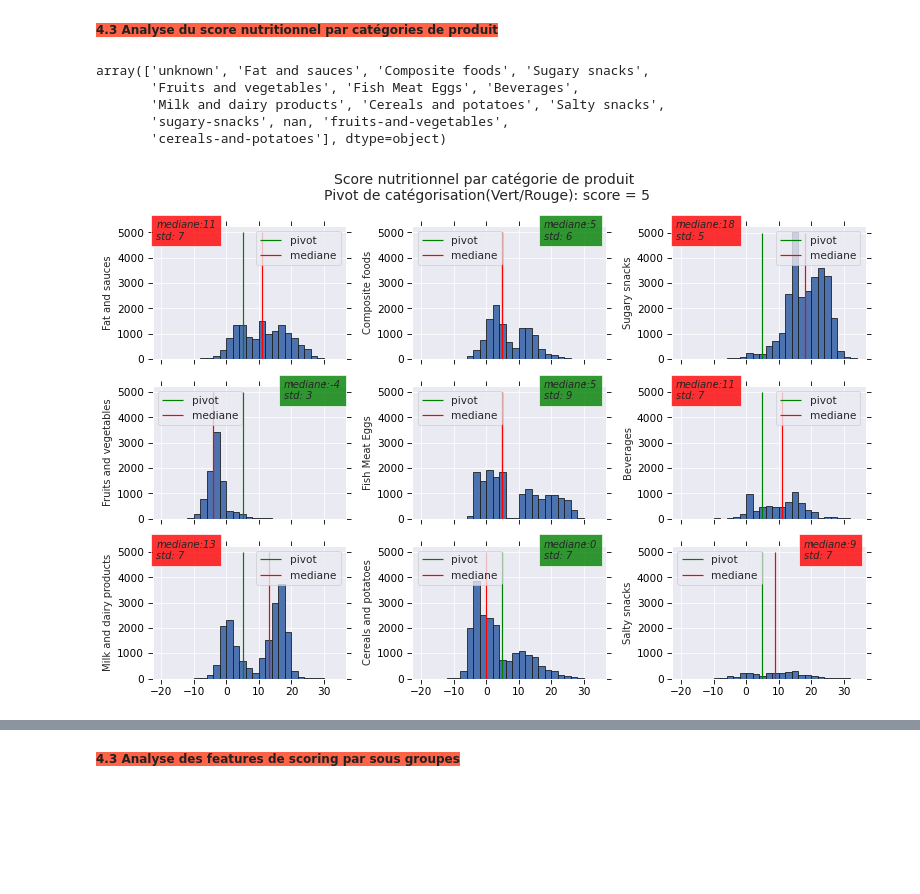
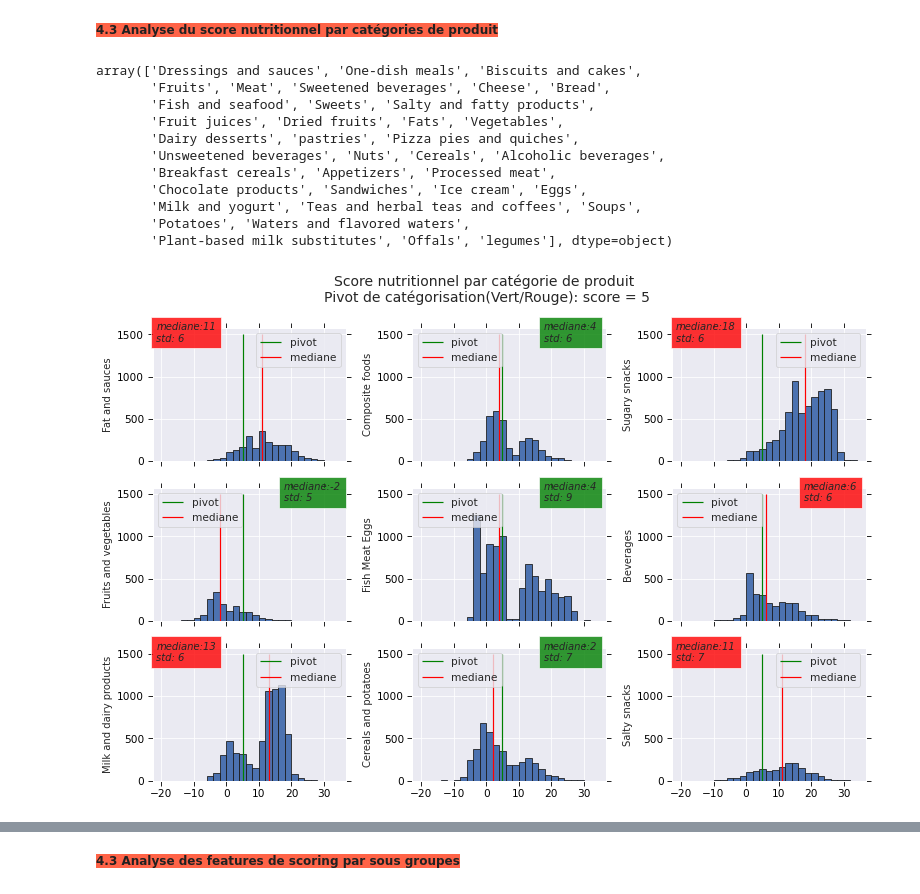
Before and after one commit to aldeponk/openfoodfact, a Jupyter notebook: Analysis.ipynb, the cells around one changed output, grey strips where cells are left out. Saved outputs shown, nothing was run; the diff lists cells and outputs as text; code cells hidden in the pictures; blank space fills up the shorter version.

```diff
--- a/Analysis.ipynb
+++ b/Analysis.ipynb
@@ -41,14 +41,23 @@ import seaborn as sns
 
 import matplotlib.pyplot as plt
 %matplotlib inline
+from matplotlib.collections import LineCollection
+import matplotlib.font_manager
+
+from sklearn import decomposition
+from sklearn import preprocessing
+
+from scipy.cluster.hierarchy import dendrogram
+
 
 try:
     del data
 except:
     dummy=1
 
-#On ne prend qu'un échantillon du fait des limitations mémoire de la machine
-data=pd.read_csv('../dataset/en.openfoodfacts.org.products.csv',sep='\t',nrows=300000, low_memory=False)
+#On reprend le dataset issu du clean
+#data=pd.read_csv('../dataset/en.openfoodfacts.org.products.csv',sep='\t',nrows=300000, low_memory=False)
+data=pd.read_csv('../dataset/consolidated-52331.csv',sep='\t',nrows=300000, low_memory=False)
 # %% [markdown]
 <b style="background-color:tomato;font-size:14px;">2. DEFINITION DES FEATURES DE SCORING<b>
     <a id="def_features"></a>
@@ -87,7 +96,9 @@ for i in scoring_features:
     std = round(data[i].std(),3)
     max = round(data[i].max(),0)
     worse = data.loc[data[i] == max]
-    details.append([i,mean,std,worse['product_name'].iloc[0],max])
-
+    try:
+        details.append([i,mean,std,worse['product_name'].iloc[0],max])
+    except:
+        details.append([i,mean,std,'???',max])
 print(tabulate(details))
 # %% [output]
@@ -243,13 +254,19 @@ Au niveau des corrélations négatives on retrouve de façon très marquée l'in
 <b style="background-color:tomato;font-size:12px;">4.3 Analyse du score nutritionnel par catégories de produit <b>
     <a id="eval_nutri_categ"></a>
 # %%
-data['pnns_groups_1'].unique()
+data['pnns_groups_3'].unique()
 # %% [output]
-array(['unknown', 'Fat and sauces', 'Composite foods', 'Sugary snacks',
-       'Fruits and vegetables', 'Fish Meat Eggs', 'Beverages',
-       'Milk and dairy products', 'Cereals and potatoes', 'Salty snacks',
-       'sugary-snacks', nan, 'fruits-and-vegetables',
-       'cereals-and-potatoes'], dtype=object)
+array(['Dressings and sauces', 'One-dish meals', 'Biscuits and cakes',
+       'Fruits', 'Meat', 'Sweetened beverages', 'Cheese', 'Bread',
+       'Fish and seafood', 'Sweets', 'Salty and fatty products',
+       'Fruit juices', 'Dried fruits', 'Fats', 'Vegetables',
+       'Dairy desserts', 'pastries', 'Pizza pies and quiches',
+       'Unsweetened beverages', 'Nuts', 'Cereals', 'Alcoholic beverages',
+       'Breakfast cereals', 'Appetizers', 'Processed meat',
+       'Chocolate products', 'Sandwiches', 'Ice cream', 'Eggs',
+       'Milk and yogurt', 'Teas and herbal teas and coffees', 'Soups',
+       'Potatoes', 'Waters and flavored waters',
+       'Plant-based milk substitutes', 'Offals', 'legumes'], dtype=object)
 # %%
 categ_prod = [] ; label_prod = []
 for i,s in enumerate(data['pnns_groups_1'].unique()):
@@ -274,39 +291,39 @@ for ax in axes.reshape(-1):
     ax.tick_params(labelcolor='black', top='off', bottom='on', left='on', right='off')
     ax.set_ylabel(label_prod[i], fontsize = 10)
     ax.hist(categ_prod[i], bins=range(-20,36,2), edgecolor = 'k')
-    ax.vlines(x=5,ymin=0,ymax=5000,color='green',label='pivot')
+    ax.vlines(x=5,ymin=0,ymax=1500,color='green',label='pivot')
 
     mediane = int(categ_prod[i].median())
     std = int(categ_prod[i].std())
     #skewness = round(categ_prod[i].skew(),3)
     #kurtosis = round(categ_prod[i].kurtosis(),3)
 
-    ax.vlines(x=mediane,ymin=0,ymax=5000,color='red',label="mediane")
+    ax.vlines(x=mediane,ymin=0,ymax=1500,color='red',label="mediane")
 
 
     color = 'green' if mediane <= 5 else 'red'
 
     if mediane < 11:
         #ax.text(0.68, 0.9, 'mediane:' + str(mediane) + '\nskewness: ' + str(skewness) + '\nkurtosis: ' + str(kurtosis), style='italic',
         ax.text(0.68, 0.9, 'mediane:' + str(mediane) + '\nstd: ' + str(std), style='italic',
         #ax.text(0.68, 0.9, 'mediane:{}'.format(int(categ_prod[i].median())), style='italic',
         transform=ax.transAxes, fontsize = 10,
                 bbox={'facecolor':color, 'alpha':0.8, 'pad':5})
         ax.legend(loc="upper left")
     else:
         #ax.text(0.02, 0.9, 'mediane:' + str(mediane) + '\nskewness: ' + str(skewness) + '\nkurtosis: ' + str(kurtosis), style='italic',
         ax.text(0.02, 0.9, 'mediane:' + str(mediane) + '\nstd: ' + str(std), style='italic',
         #ax.text(0.02, 0.9, 'mediane:{}'.format(int(categ_prod[i].median())), style='italic',
         transform=ax.transAxes, fontsize = 10,
                 bbox={'facecolor':'red', 'alpha':0.8, 'pad':5})
         ax.legend(loc="upper right")
 
     i += 1
 
 tPlot.text(0.5, 1.01, 'Score nutritionnel par catégorie de produit \nPivot de catégorisation(Vert/Rouge): score = 5', ha='center', fontsize = 14)
 plt.tight_layout()
 # %% [output]
-[figure, old version]
+[figure, new version]
 # %% [markdown]
 <p>La représentation de formes du score nutritionnel des catégories générales montre déjà des variations de formes intéressantes à analyser.</p>
 <p>Le tableau ci-dessous détaille l'analyse pour chaque catégorie.</p>
```
Also changed, not shown: parts of 25 cells of this notebook.
